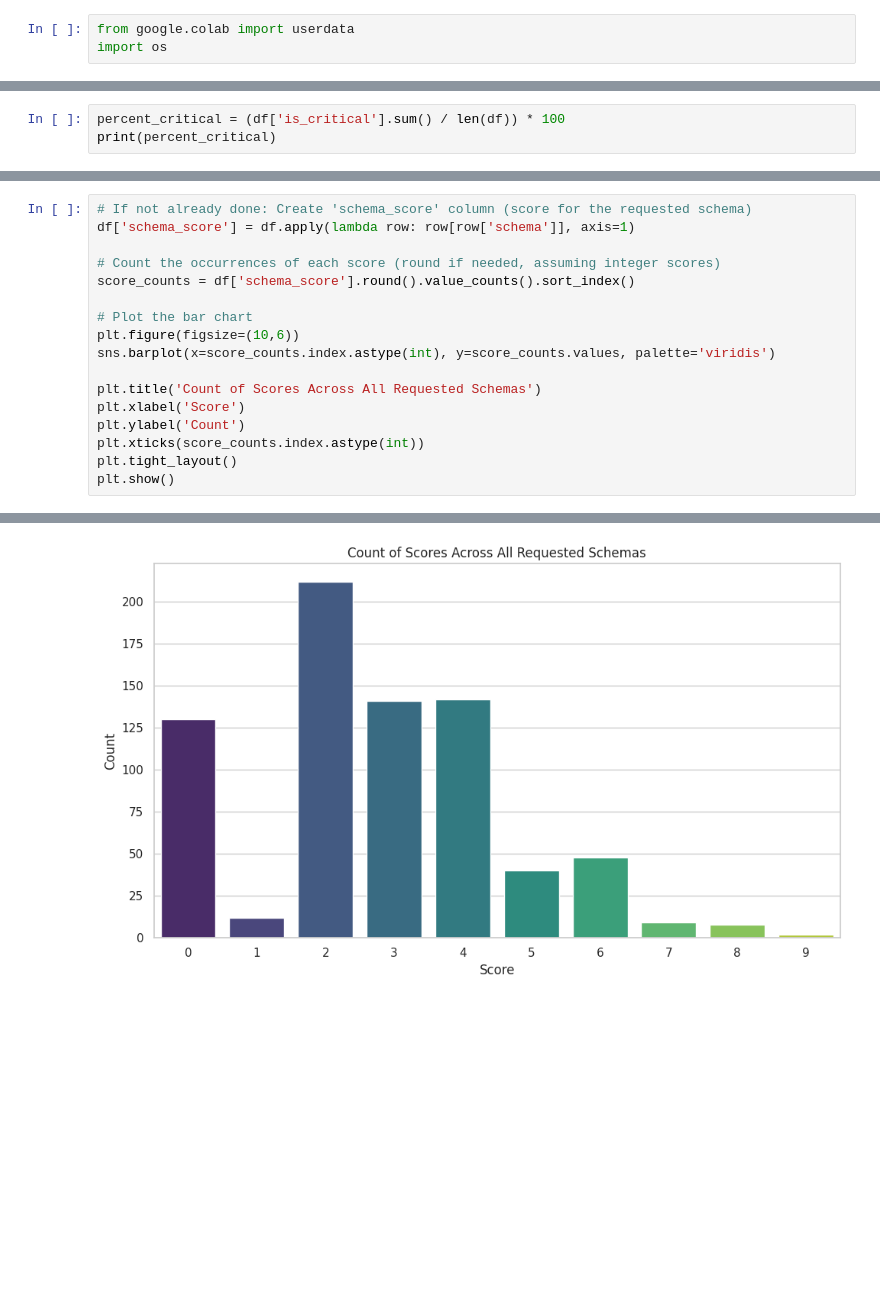
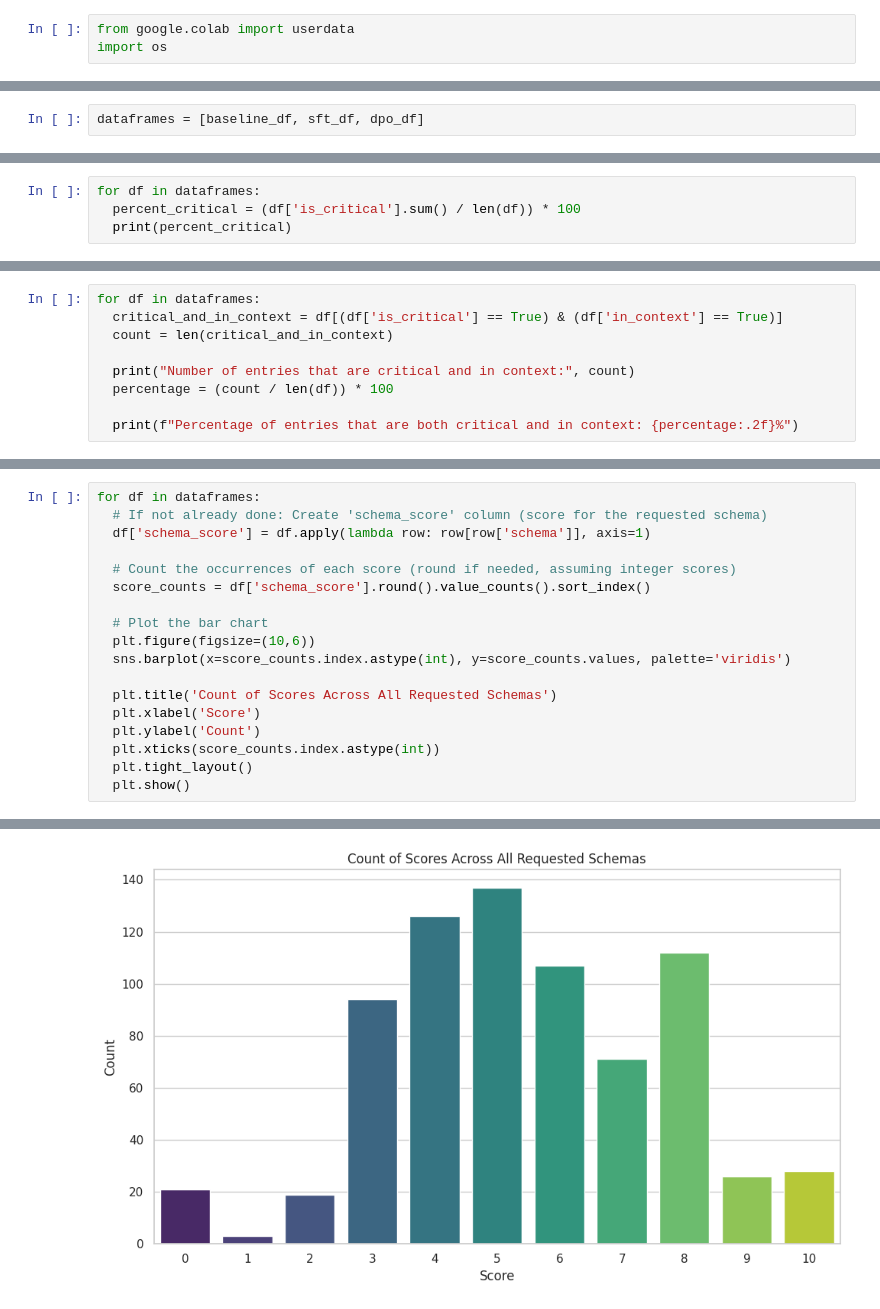
Before and after one commit to RicoStaedeli/NLP2025_CQG, a Jupyter notebook: 5_Evaluation_Analytics.ipynb, the cells around one changed output, grey strips where cells are left out. Cells and saved outputs as stored; diff of their text form; blank space fills up the shorter version.

```diff
--- a/5_Evaluation_Analytics.ipynb
+++ b/5_Evaluation_Analytics.ipynb
@@ -73,0 +125,2 @@ df.head()
+# %%
+dataframes = [baseline_df, sft_df, dpo_df]
@@ -74,4 +177,5 @@ df.head()
 # %%
-percent_critical = (df['is_critical'].sum() / len(df)) * 100
-print(percent_critical)
+for df in dataframes:
+  percent_critical = (df['is_critical'].sum() / len(df)) * 100
+  print(percent_critical)
 # %% [output]
@@ -95,3 +210,12 @@ Name: count, dtype: int64
 passed_rules
 True    744
 Name: count, dtype: int64
+# %%
+for df in dataframes:
+  critical_and_in_context = df[(df['is_critical'] == True) & (df['in_context'] == True)]
+  count = len(critical_and_in_context)
+
+  print("Number of entries that are critical and in context:", count)
+  percentage = (count / len(df)) * 100
+
+  print(f"Percentage of entries that are both critical and in context: {percentage:.2f}%")
@@ -158,22 +363,23 @@ Passing `palette` without assigning `hue` is deprecated and will be removed in v
 # %%
-# If not already done: Create 'schema_score' column (score for the requested schema)
-df['schema_score'] = df.apply(lambda row: row[row['schema']], axis=1)
+for df in dataframes:
+  # If not already done: Create 'schema_score' column (score for the requested schema)
+  df['schema_score'] = df.apply(lambda row: row[row['schema']], axis=1)
 
-# Count the occurrences of each score (round if needed, assuming integer scores)
-score_counts = df['schema_score'].round().value_counts().sort_index()
+  # Count the occurrences of each score (round if needed, assuming integer scores)
+  score_counts = df['schema_score'].round().value_counts().sort_index()
 
-# Plot the bar chart
-plt.figure(figsize=(10,6))
-sns.barplot(x=score_counts.index.astype(int), y=score_counts.values, palette='viridis')
+  # Plot the bar chart
+  plt.figure(figsize=(10,6))
+  sns.barplot(x=score_counts.index.astype(int), y=score_counts.values, palette='viridis')
 
-plt.title('Count of Scores Across All Requested Schemas')
-plt.xlabel('Score')
-plt.ylabel('Count')
-plt.xticks(score_counts.index.astype(int))
-plt.tight_layout()
-plt.show()
+  plt.title('Count of Scores Across All Requested Schemas')
+  plt.xlabel('Score')
+  plt.ylabel('Count')
+  plt.xticks(score_counts.index.astype(int))
+  plt.tight_layout()
+  plt.show()
 # %% [output]
 Passing `palette` without assigning `hue` is deprecated and will be removed in v0.14.0. Assign the `x` variable to `hue` and set `legend=False` for the same effect.
 
   sns.barplot(x=score_counts.index.astype(int), y=score_counts.values, palette='viridis')
-[figure, old version]
+[figure, new version]
```
Also changed, not shown: parts of 23 cells of this notebook.
